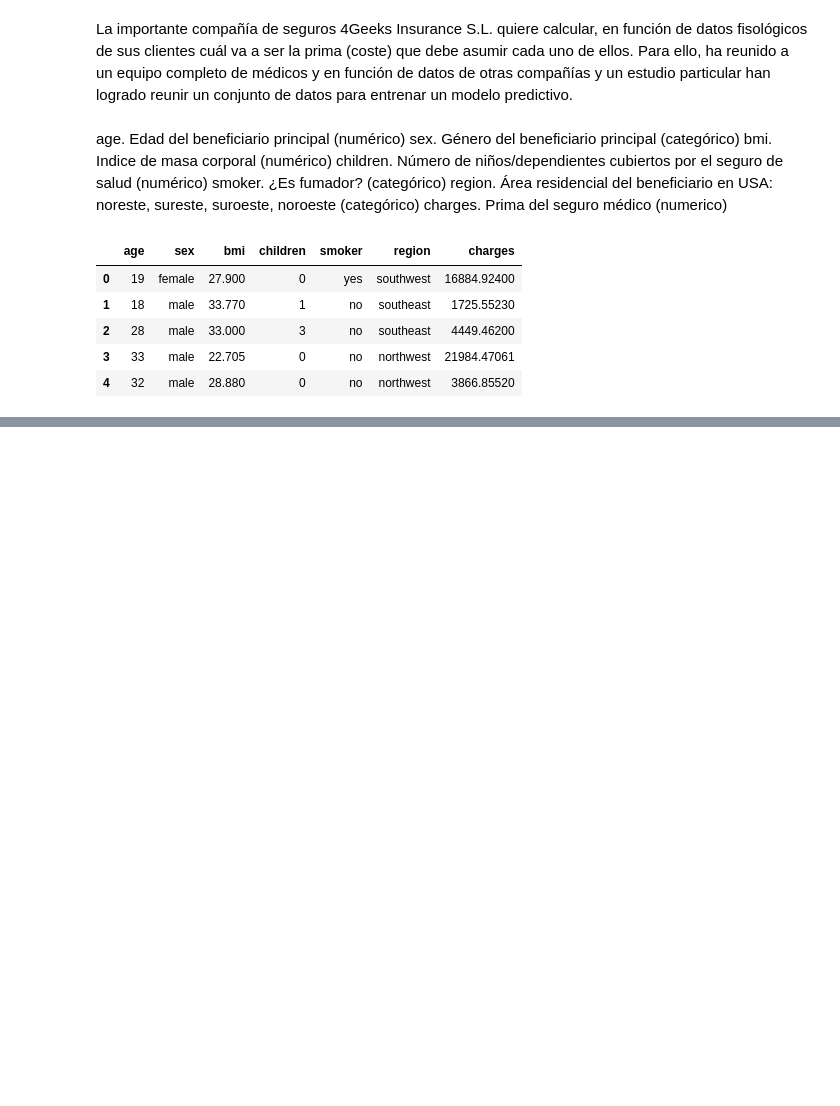
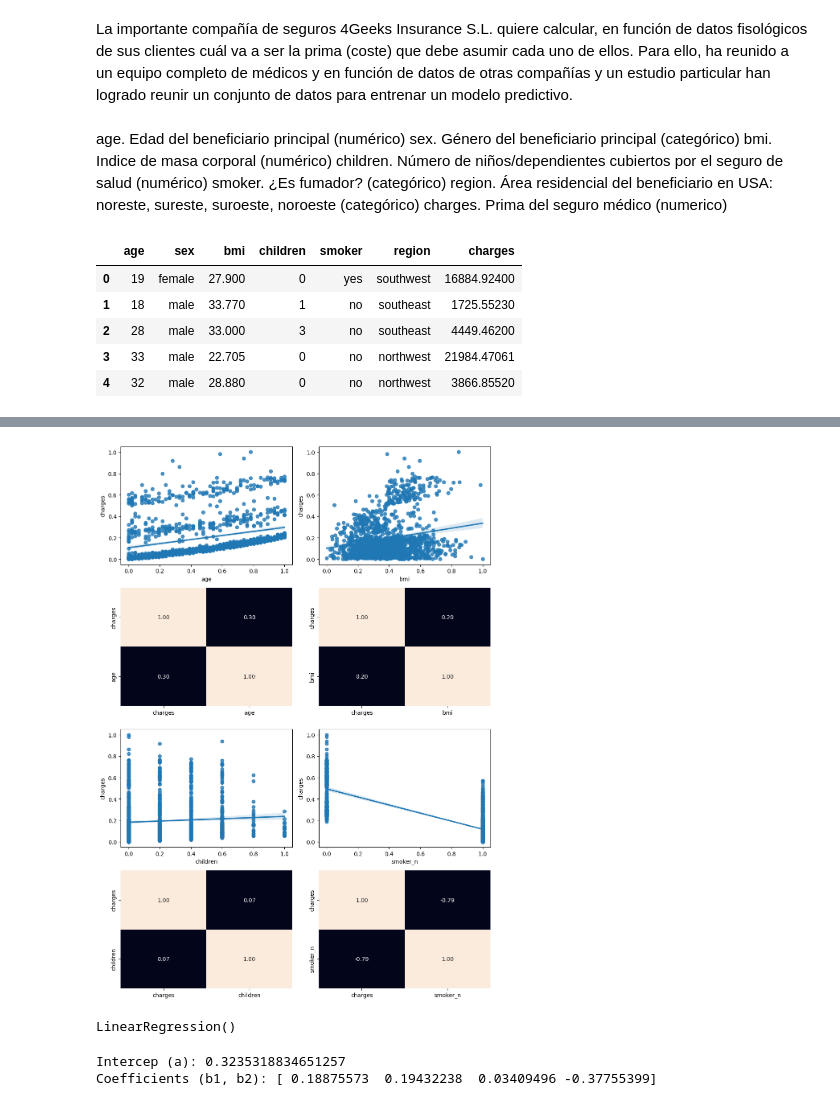
Before and after one commit to 4GeeksAcademy/Olga_K_lineal-regression, a Jupyter notebook: src/explore.ipynb, the cells around one changed output, grey strips where cells are left out. Cells and saved outputs as stored; diff of their text form; code cells hidden in the pictures; blank space fills up the shorter version.

```diff
--- a/src/explore.ipynb
+++ b/src/explore.ipynb
@@ -37,0 +101,5 @@ total_data.to_csv("../data/raw/total_data.csv", index = False)
+# %%
+train_data = pd.read_csv("../data/processed/clean_train.csv")
+test_data = pd.read_csv("../data/processed/clean_test.csv")
+
+train_data.head()
@@ -37,0 +113,23 @@ total_data.to_csv("../data/raw/total_data.csv", index = False)
+# %%
+import matplotlib.pyplot as plt
+import seaborn as sns
+
+fig, axis = plt.subplots(4, 2, figsize = (10, 14))
+total_data = pd.concat([train_data, test_data])
+
+sns.regplot(data = total_data, x = "age", y = "charges", ax = axis[0, 0])
+sns.heatmap(total_data[["charges", "age"]].corr(), annot = True, fmt = ".2f", ax = axis[1, 0], cbar = False)
+
+sns.regplot(data = total_data, x = "bmi", y = "charges", ax = axis[0, 1])
+sns.heatmap(total_data[["charges", "bmi"]].corr(), annot = True, fmt = ".2f", ax = axis[1, 1], cbar = False)
+
+sns.regplot(data = total_data, x = "children", y = "charges", ax = axis[2, 0])
+sns.heatmap(total_data[["charges", "children"]].corr(), annot = True, fmt = ".2f", ax = axis[3, 0], cbar = False)
+
+sns.regplot(data = total_data, x = "smoker_n", y = "charges", ax = axis[2, 1])
+sns.heatmap(total_data[["charges", "smoker_n"]].corr(), annot = True, fmt = ".2f", ax = axis[3, 1], cbar = False)
+
+plt.tight_layout()
+plt.show()
+# %% [output]
+[figure, added]
@@ -37,0 +141,13 @@ total_data.to_csv("../data/raw/total_data.csv", index = False)
+# %%
+from sklearn.linear_model import LinearRegression
+
+model = LinearRegression()
+model.fit(X_train, y_train)
+# %% [output]
+LinearRegression()
+# %%
+print(f"Intercep (a): {model.intercept_}")
+print(f"Coefficients (b1, b2): {model.coef_}")
+# %% [output]
+Intercep (a): 0.3235318834651257
+Coefficients (b1, b2): [ 0.18875573  0.19432238  0.03409496 -0.37755399]
```
Also changed, not shown: parts of 9 cells of this notebook, 2 other files.
